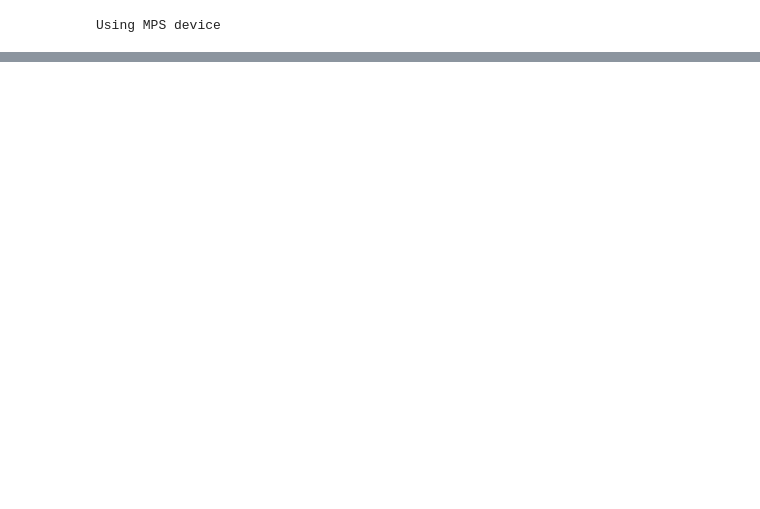
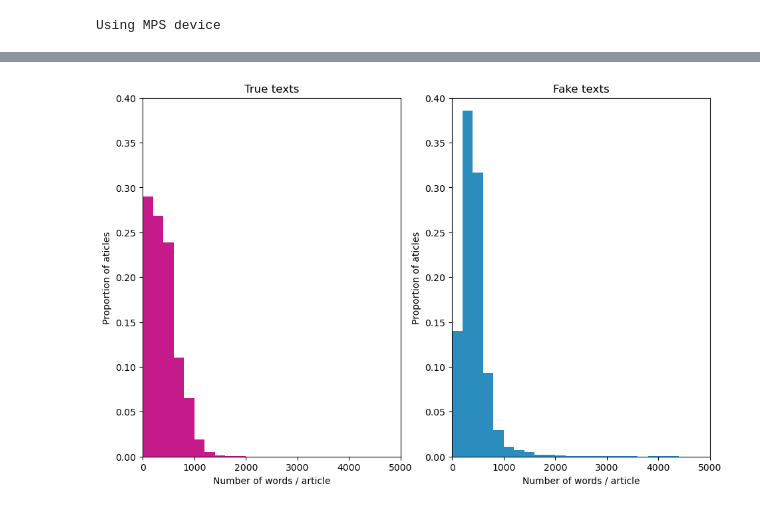
Before and after one commit to AnninaDelacour/rdl_assignment2, a Jupyter notebook: Use_Case_6_Fake_News_Detection.ipynb, the cells around one changed output, grey strips where cells are left out. Saved outputs shown, nothing was run; the diff lists cells and outputs as text; code cells hidden in the pictures; blank space fills up the shorter version.

```diff
--- a/Use_Case_6_Fake_News_Detection.ipynb
+++ b/Use_Case_6_Fake_News_Detection.ipynb
@@ -35,0 +528,24 @@ from nltk.tokenize import sent_tokenize
+# %%
+len_w_true = concat_data[concat_data['label'] == 1]['article'].str.split().map(lambda x: len(x))
+len_w_fake = concat_data[concat_data['label'] == 0]['article'].str.split().map(lambda x: len(x))
+
+norm_weights_true = np.ones(len(len_w_true))/len(len_w_true)
+norm_weights_fake = np.ones(len(len_w_fake))/len(len_w_fake)
+
+bins_ = [i * 200 for i in range(0,26)]
+
+fig, (hist1, hist2) = plt.subplots(1,2, figsize = (11,7))
+hist1.hist(len_w_true, bins = bins_, weights = norm_weights_true, color = '#c51b8a')
+hist1.set_ylim(0, top=0.4)
+hist1.set_xlim(0, 5000)
+hist1.set_xlabel('Number of words / article')
+hist1.set_ylabel('Proportion of aticles')
+hist1.set_title('True texts')
+hist2.hist(len_w_fake, bins = bins_, weights = norm_weights_fake, color='#2b8cbe')
+hist2.set_ylim(0, top=0.4)
+hist2.set_xlim(0, 5000)
+hist2.set_xlabel('Number of words / article')
+hist2.set_ylabel('Proportion of aticles')
+hist2.set_title('Fake texts');
+# %% [output]
+[figure, added]
```
Also changed, not shown: parts of 102 cells of this notebook, 3 other files.
